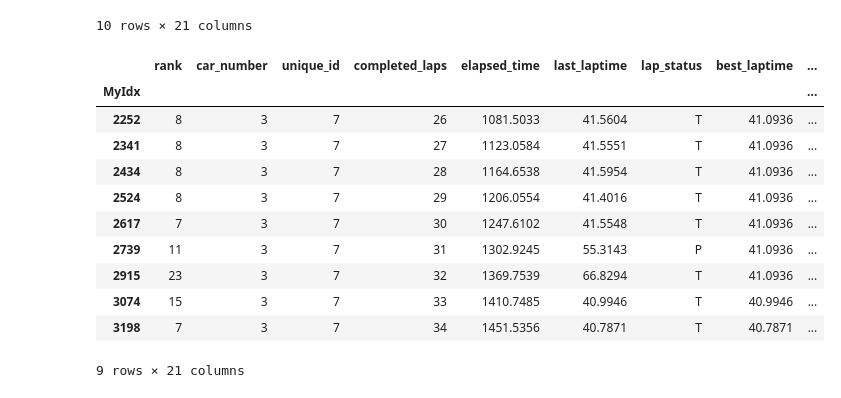
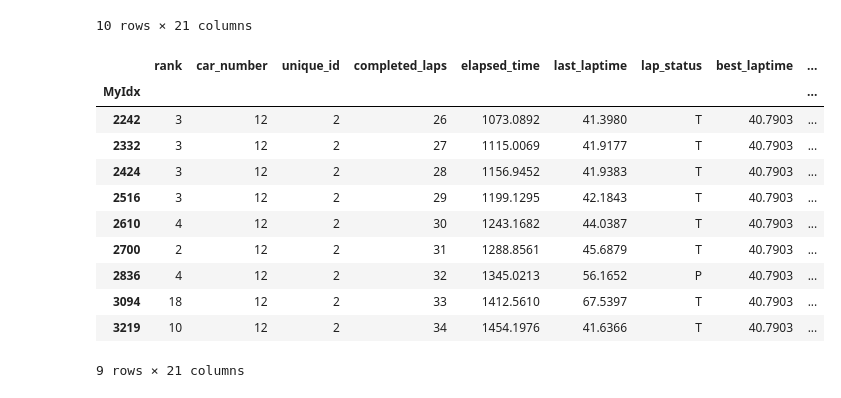
Before and after one commit to DSC-SPIDAL/rankpredictor, a Jupyter notebook: run/22.PaperFinal/notebook/RankNet-makedb-laptime-v4.ipynb, the cells around one changed output. Drawn from its saved outputs; the diff is of its cells as text; code cells hidden in the pictures.

```diff
--- a/run/22.PaperFinal/notebook/RankNet-makedb-laptime-v4.ipynb
+++ b/run/22.PaperFinal/notebook/RankNet-makedb-laptime-v4.ipynb
@@ -1198,18 +1198,18 @@ df12[df12['completed_laps']>190]
 | 18419 | 1 | 12 | 2 | 200 | 10782.6365 | 41.3651 | T | 40.3035 | ... |
 10 rows × 21 columns
 # %%
-df3 = rankdata[rankdata['car_number']==3]
+df3 = rankdata[rankdata['car_number']==12]
 df3[(df3['completed_laps']>25) & (df3['completed_laps']<35)]
 # %% [output]
 |  | rank | car_number | unique_id | completed_laps | elapsed_time | last_laptime | lap_status | best_laptime | ... |
 | MyIdx |  |  |  |  |  |  |  |  | ... |
-| 2252 | 8 | 3 | 7 | 26 | 1081.5033 | 41.5604 | T | 41.0936 | ... |
-| 2341 | 8 | 3 | 7 | 27 | 1123.0584 | 41.5551 | T | 41.0936 | ... |
-| 2434 | 8 | 3 | 7 | 28 | 1164.6538 | 41.5954 | T | 41.0936 | ... |
-| 2524 | 8 | 3 | 7 | 29 | 1206.0554 | 41.4016 | T | 41.0936 | ... |
-| 2617 | 7 | 3 | 7 | 30 | 1247.6102 | 41.5548 | T | 41.0936 | ... |
-| 2739 | 11 | 3 | 7 | 31 | 1302.9245 | 55.3143 | P | 41.0936 | ... |
-| 2915 | 23 | 3 | 7 | 32 | 1369.7539 | 66.8294 | T | 41.0936 | ... |
-| 3074 | 15 | 3 | 7 | 33 | 1410.7485 | 40.9946 | T | 40.9946 | ... |
-| 3198 | 7 | 3 | 7 | 34 | 1451.5356 | 40.7871 | T | 40.7871 | ... |
+| 2242 | 3 | 12 | 2 | 26 | 1073.0892 | 41.3980 | T | 40.7903 | ... |
+| 2332 | 3 | 12 | 2 | 27 | 1115.0069 | 41.9177 | T | 40.7903 | ... |
+| 2424 | 3 | 12 | 2 | 28 | 1156.9452 | 41.9383 | T | 40.7903 | ... |
+| 2516 | 3 | 12 | 2 | 29 | 1199.1295 | 42.1843 | T | 40.7903 | ... |
+| 2610 | 4 | 12 | 2 | 30 | 1243.1682 | 44.0387 | T | 40.7903 | ... |
+| 2700 | 2 | 12 | 2 | 31 | 1288.8561 | 45.6879 | T | 40.7903 | ... |
+| 2836 | 4 | 12 | 2 | 32 | 1345.0213 | 56.1652 | P | 40.7903 | ... |
+| 3094 | 18 | 12 | 2 | 33 | 1412.5610 | 67.5397 | T | 40.7903 | ... |
+| 3219 | 10 | 12 | 2 | 34 | 1454.1976 | 41.6366 | T | 40.7903 | ... |
 9 rows × 21 columns
```
Also changed, not shown: 21 other files.
